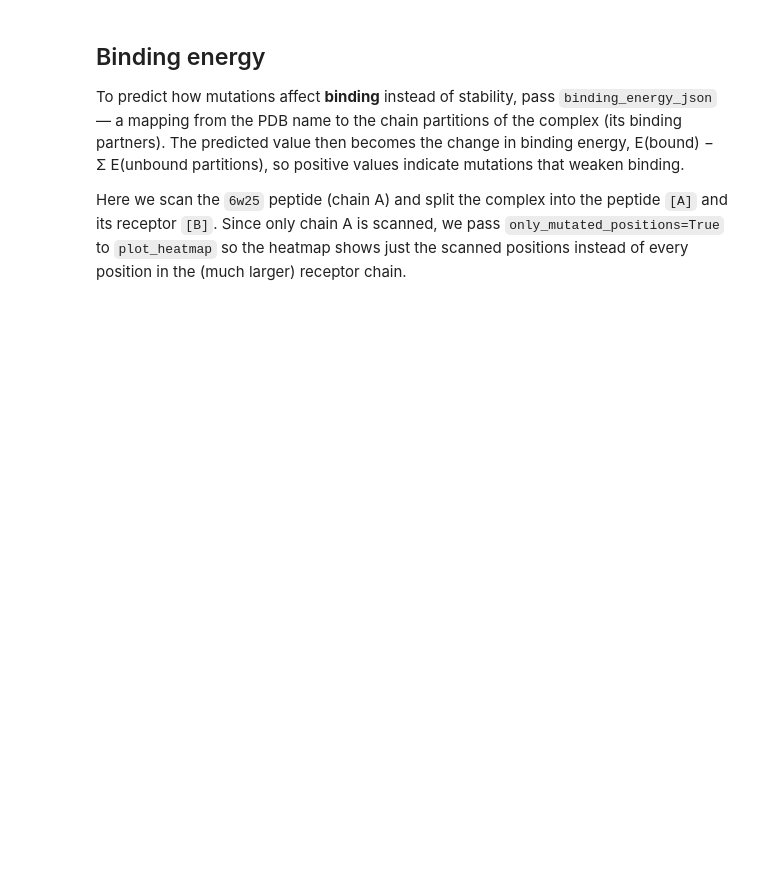
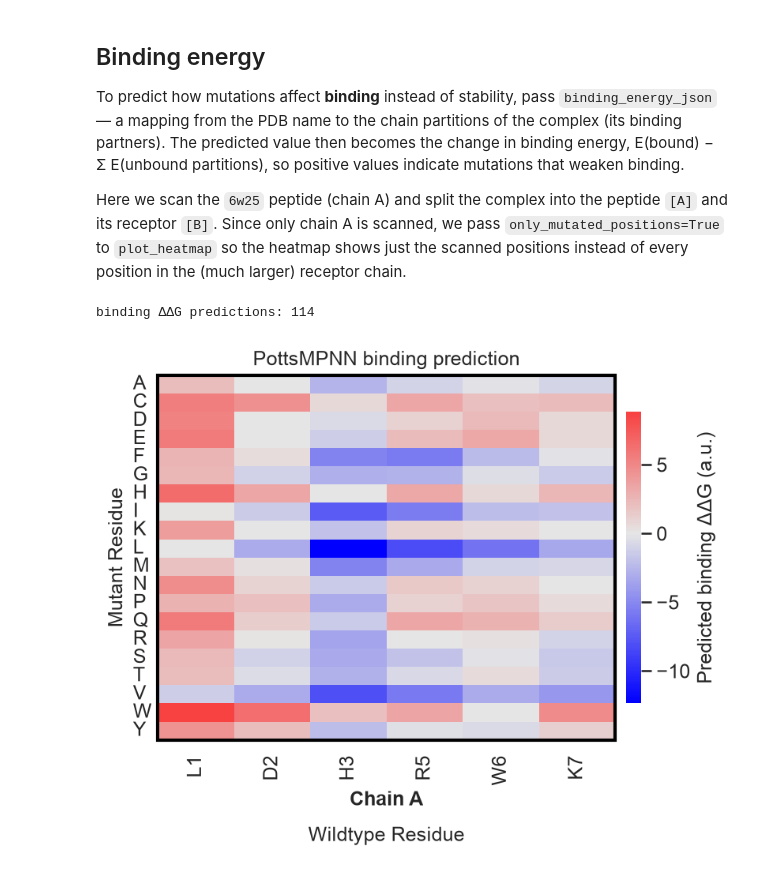
Before and after one commit to jacksonh1/snekwrap, a Jupyter notebook: examples/pottsmpnn/energy_prediction.ipynb, the cells around one changed output. Saved outputs shown, nothing was run; the diff lists cells and outputs as text; code cells hidden in the pictures; blank space fills up the shorter version.

```diff
--- a/examples/pottsmpnn/energy_prediction.ipynb
+++ b/examples/pottsmpnn/energy_prediction.ipynb
@@ -91,16 +124,22 @@ receptor `[B]`. Since only chain A is scanned, we pass `only_mutated_positions=T
 # %%
 binding_result = run_energy_prediction(
     example_pdbs / "6w25.pdb",
     exclude_chains=["B"],                          # scan the peptide (chain A)
     binding_energy_json={"6w25": [["A"], ["B"]]},  # complex partitions: peptide [A] vs receptor [B]
+    mean_norm=True,
     dev=dev,
 )
 print("binding ΔΔG predictions:", len(binding_result.scores))
 
 # Only the peptide (chain A) was scanned, so use only_mutated_positions=True to drop the
 # hundreds of un-scanned chain-B columns (otherwise the heatmap is mostly empty).
-binding_result.plot_heatmap(
+fig = binding_result.plot_heatmap(
     only_mutated_positions=True,
     title="PottsMPNN binding prediction",
     clabel=r"Predicted binding $\Delta\Delta$G (a.u.)",
 )
+fig.set_size_inches(6, 4)
+fig
+# %% [output]
+binding ΔΔG predictions: 114
+[figure, added]
```
Also changed, not shown: parts of 7 cells of this notebook, 2 other files.
